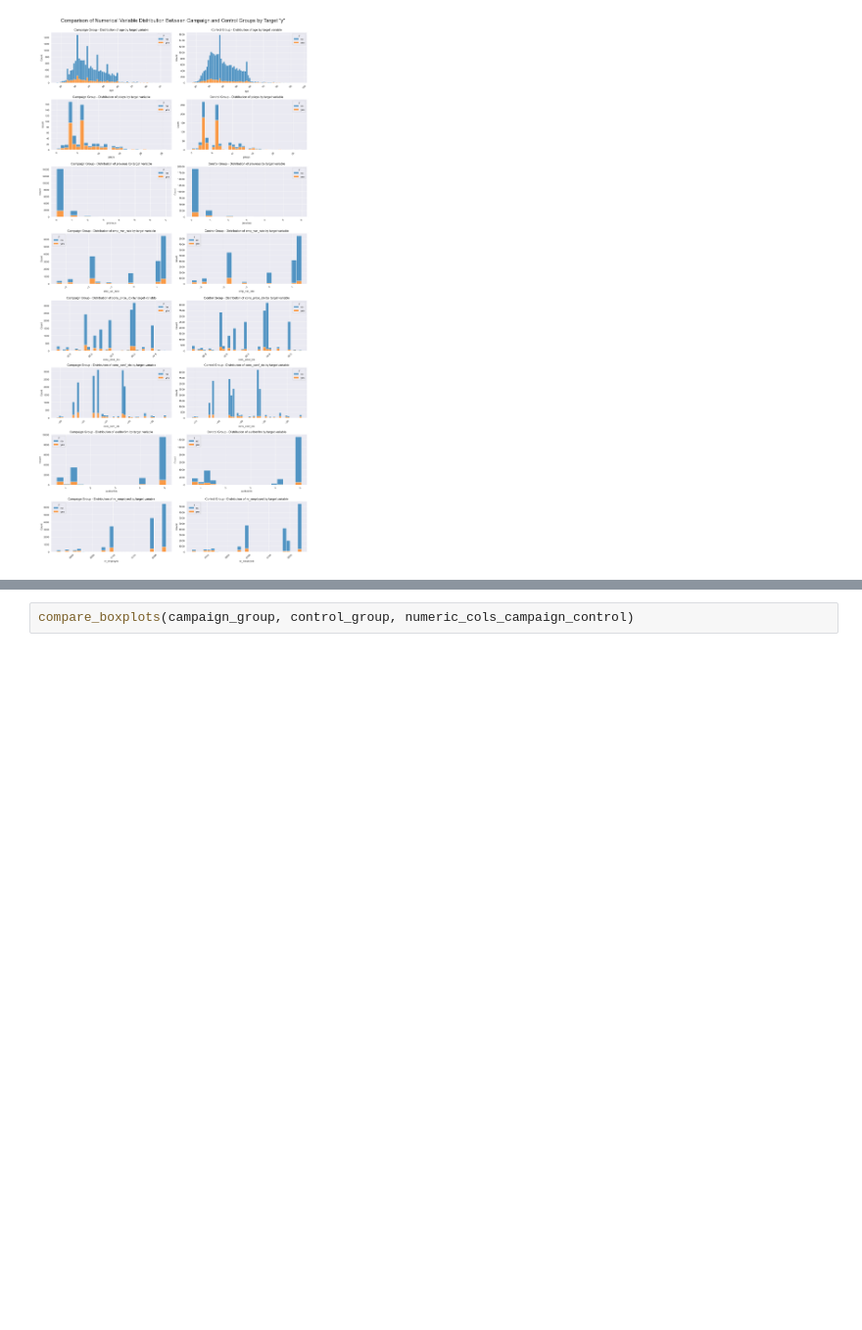
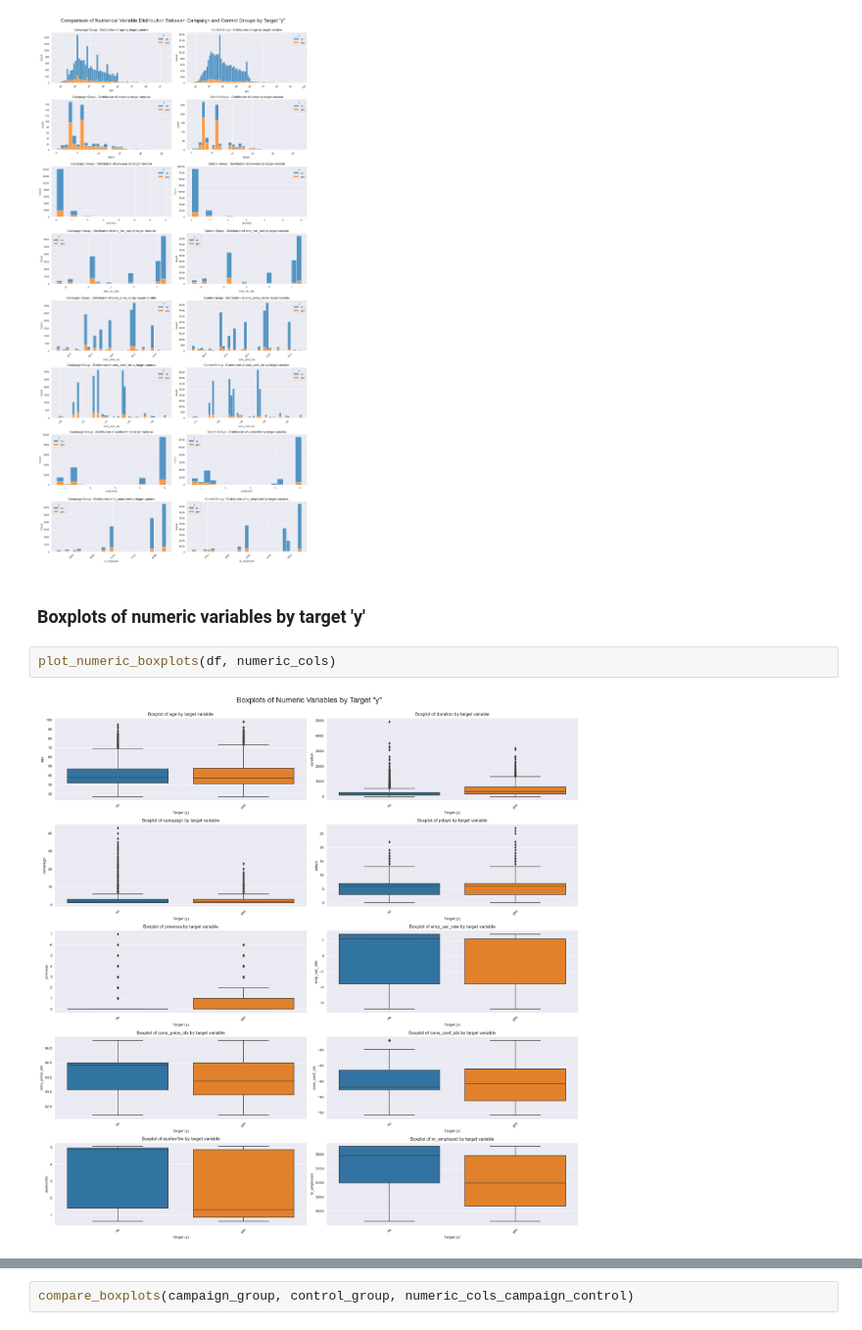
Before and after one commit to zuzannamiazio/RR_project, a Jupyter notebook: project_file.ipynb, the cells around one changed output, grey strips where cells are left out. Shown at 98% size. Drawn from its saved outputs; the diff is of its cells as text; blank space fills up the shorter version.

```diff
--- a/project_file.ipynb
+++ b/project_file.ipynb
@@ -252,4 +252,10 @@ numeric_cols_campaign_control =  ['age', 'pdays', 'previous', 'emp_var_rate', 'c
 compare_numeric_distributions(campaign_group, control_group, numeric_cols_campaign_control)
 # %% [output]
 [figure]
+# %% [markdown]
+### Boxplots of numeric variables by target 'y'
+# %%
+plot_numeric_boxplots(df, numeric_cols)
+# %% [output]
+[figure, added]
 # %% [markdown]
```
Also changed, not shown: parts of 10 cells of this notebook, 1 other file.
